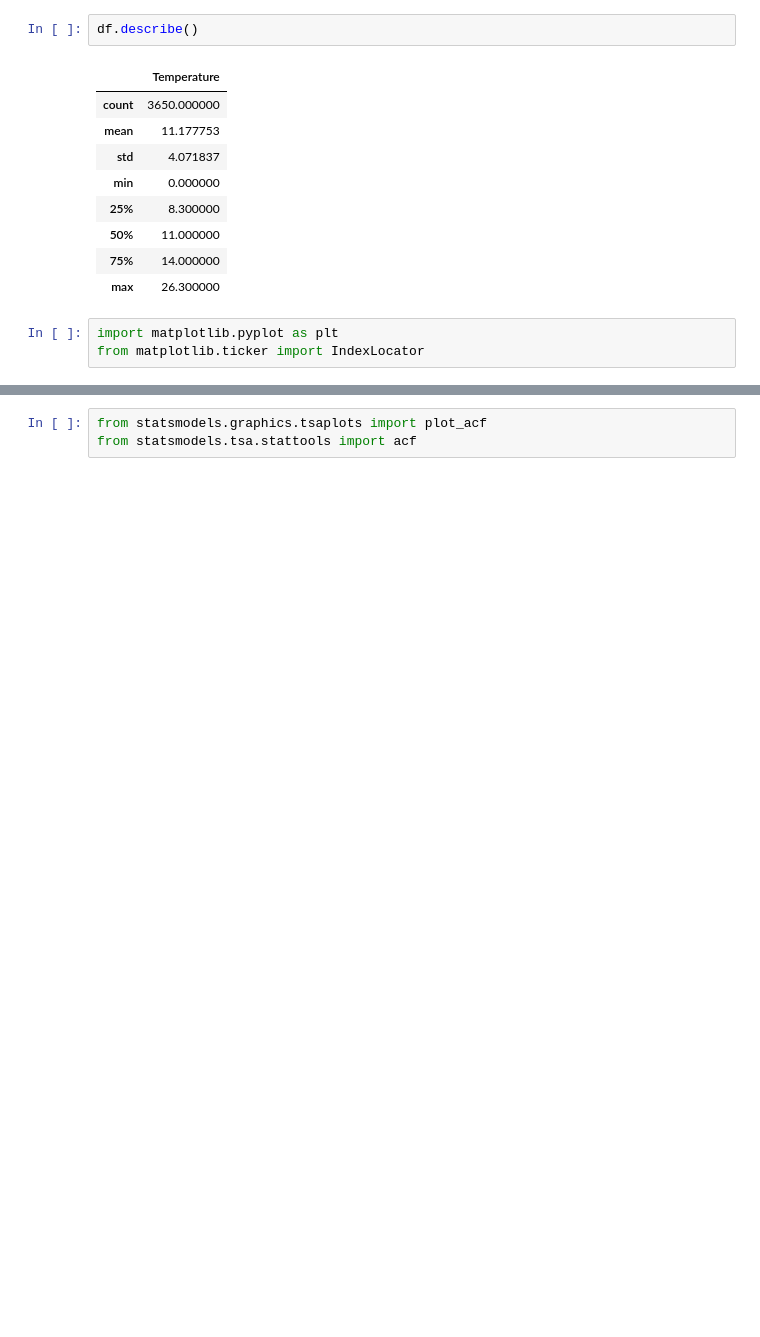
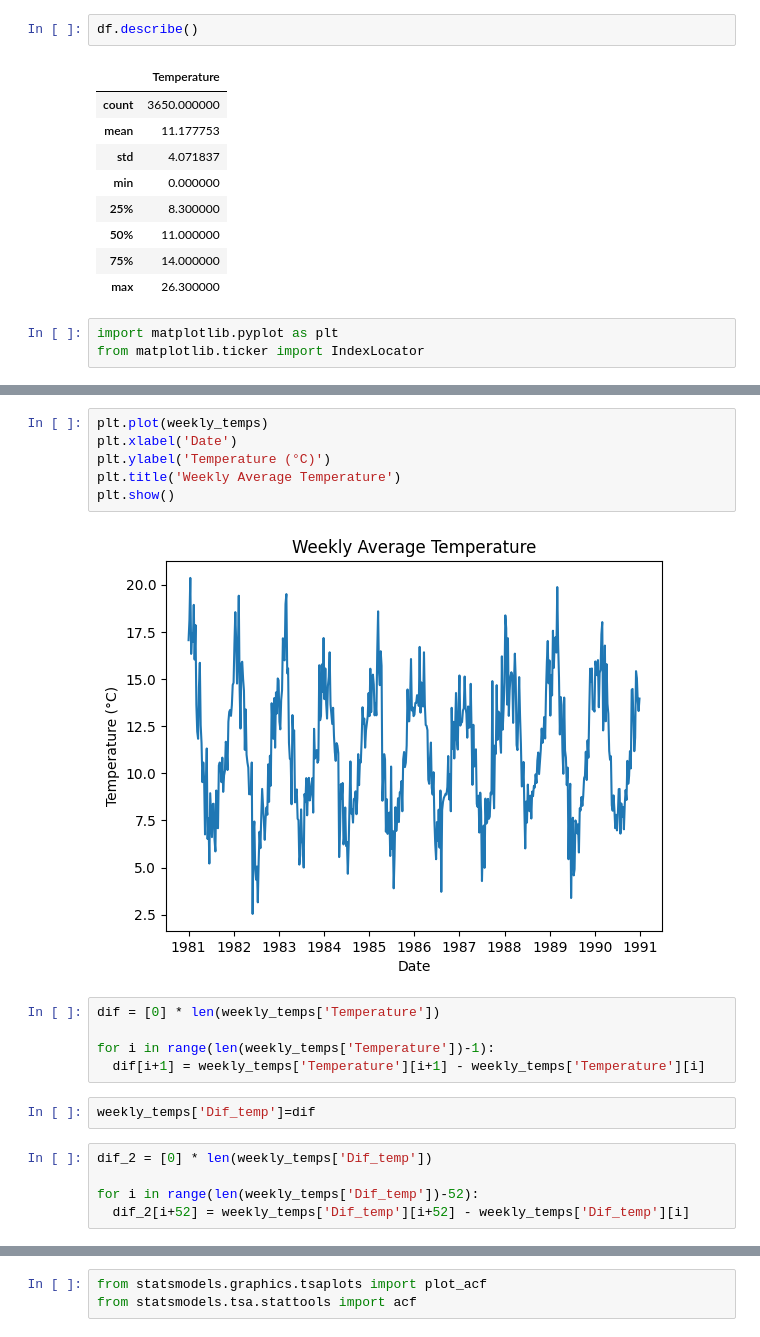
Before and after one commit to fermonzongh/CEIA, a Jupyter notebook: Series de Tiempo/Notebooks/AnalisisSerieDeTiempo.ipynb, the cells around one changed output, grey strips where cells are left out. Cells and saved outputs as stored; diff of their text form; blank space fills up the shorter version.

```diff
--- a/Series de Tiempo/Notebooks/AnalisisSerieDeTiempo.ipynb
+++ b/Series de Tiempo/Notebooks/AnalisisSerieDeTiempo.ipynb
@@ -56,0 +81,20 @@ plt.show()
+# %%
+plt.plot(weekly_temps)
+plt.xlabel('Date')
+plt.ylabel('Temperature (°C)')
+plt.title('Weekly Average Temperature')
+plt.show()
+# %% [output]
+[figure, added]
+# %%
+dif = [0] * len(weekly_temps['Temperature'])
+
+for i in range(len(weekly_temps['Temperature'])-1):
+  dif[i+1] = weekly_temps['Temperature'][i+1] - weekly_temps['Temperature'][i]
+# %%
+weekly_temps['Dif_temp']=dif
+# %%
+dif_2 = [0] * len(weekly_temps['Dif_temp'])
+
+for i in range(len(weekly_temps['Dif_temp'])-52):
+  dif_2[i+52] = weekly_temps['Dif_temp'][i+52] - weekly_temps['Dif_temp'][i]
```
Also changed, not shown: parts of 49 cells of this notebook.
